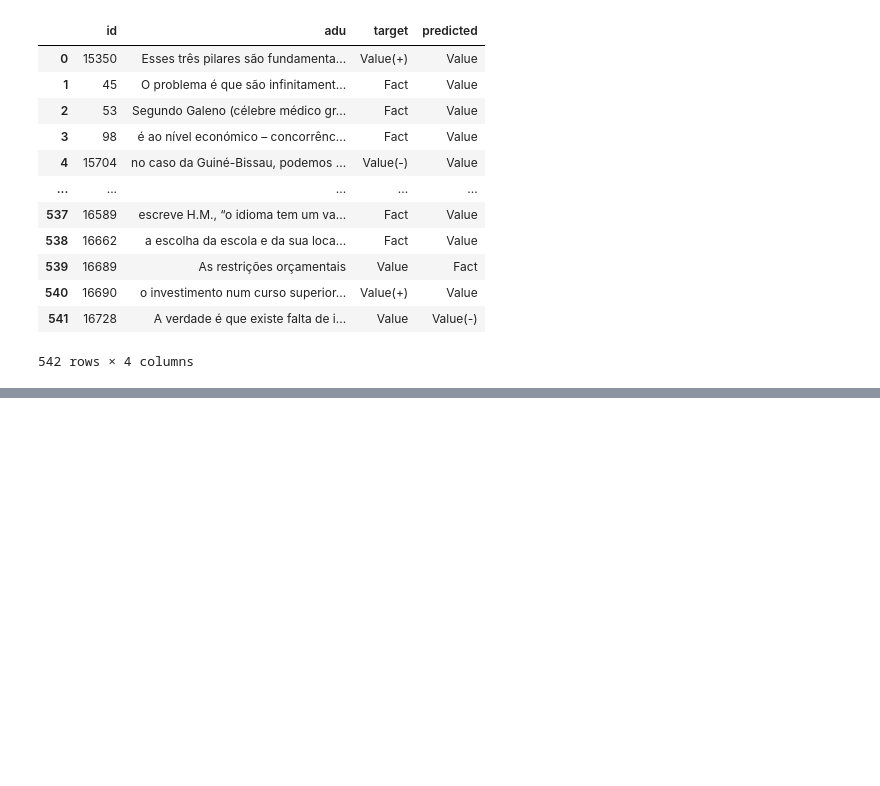
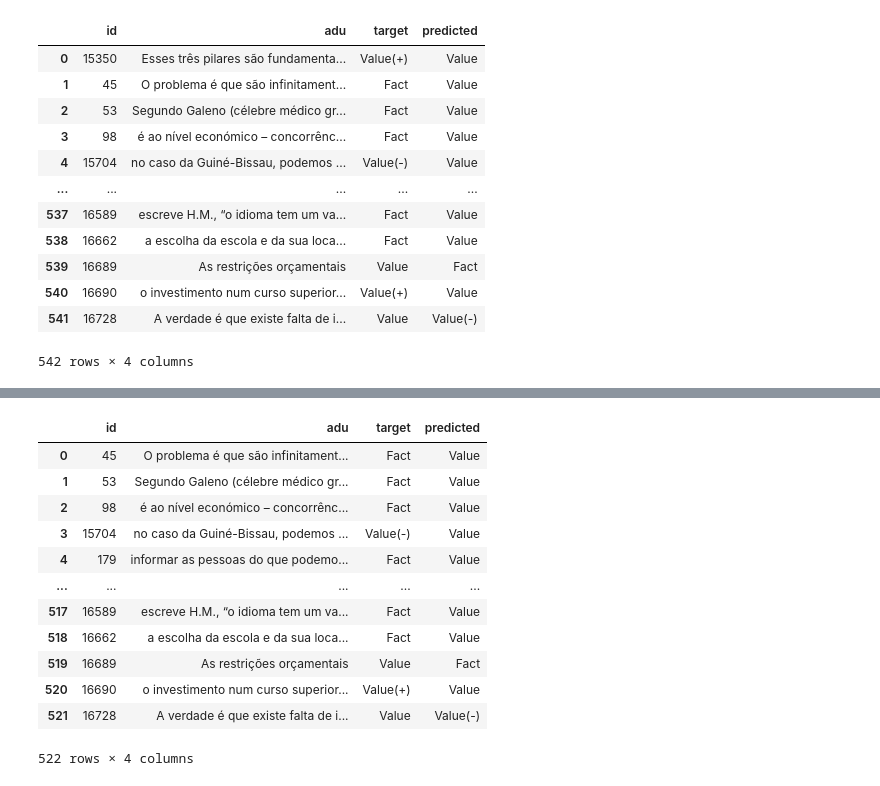
Before and after one commit to Telmooo/adu-classifier-dl, a Jupyter notebook: src/train_classification_model_2.ipynb, the cells around one changed output, grey strips where cells are left out. Cells and saved outputs as stored; diff of their text form; code cells hidden in the pictures; blank space fills up the shorter version.

```diff
--- a/src/train_classification_model_2.ipynb
+++ b/src/train_classification_model_2.ipynb
@@ -1207,0 +1489,32 @@ errors_df.to_csv(f"{OUT_DIR}/cls_conflict_test_errors.csv", index=False)
+# %%
+def getErrors(adu_dataframe, adu_ids, y_true, y_pred):
+    df = pd.DataFrame(columns=["id", "adu", "target", "predicted"])
+    for (aduId, correct, predicted) in zip(adu_ids, y_true, y_pred):
+        if correct == predicted:
+            continue
+        row = {
+            "id": aduId,
+            "adu": adu_dataframe.iloc[aduId]["tokens"],
+            "target": correct,
+            "predicted": predicted
+        }
+
+        df = df.append(row, ignore_index=True)
+    return df
+
+errors_df = getErrors(adus, test_ids, le.inverse_transform(test_target), le.inverse_transform(test_preds))
+errors_df
+# %% [output]
+|  | id | adu | target | predicted |
+| 0 | 45 | O problema é que são infinitament... | Fact | Value |
+| 1 | 53 | Segundo Galeno (célebre médico gr... | Fact | Value |
+| 2 | 98 | é ao nível económico – concorrênc... | Fact | Value |
+| 3 | 15704 | no caso da Guiné-Bissau, podemos ... | Value(-) | Value |
+| 4 | 179 | informar as pessoas do que podemo... | Fact | Value |
+| ... | ... | ... | ... | ... |
+| 517 | 16589 | escreve H.M., “o idioma tem um va... | Fact | Value |
+| 518 | 16662 | a escolha da escola e da sua loca... | Fact | Value |
+| 519 | 16689 | As restrições orçamentais | Value | Fact |
+| 520 | 16690 | o investimento num curso superior... | Value(+) | Value |
+| 521 | 16728 | A verdade é que existe falta de i... | Value | Value(-) |
+522 rows × 4 columns
```
Also changed, not shown: parts of 19 cells of this notebook.
